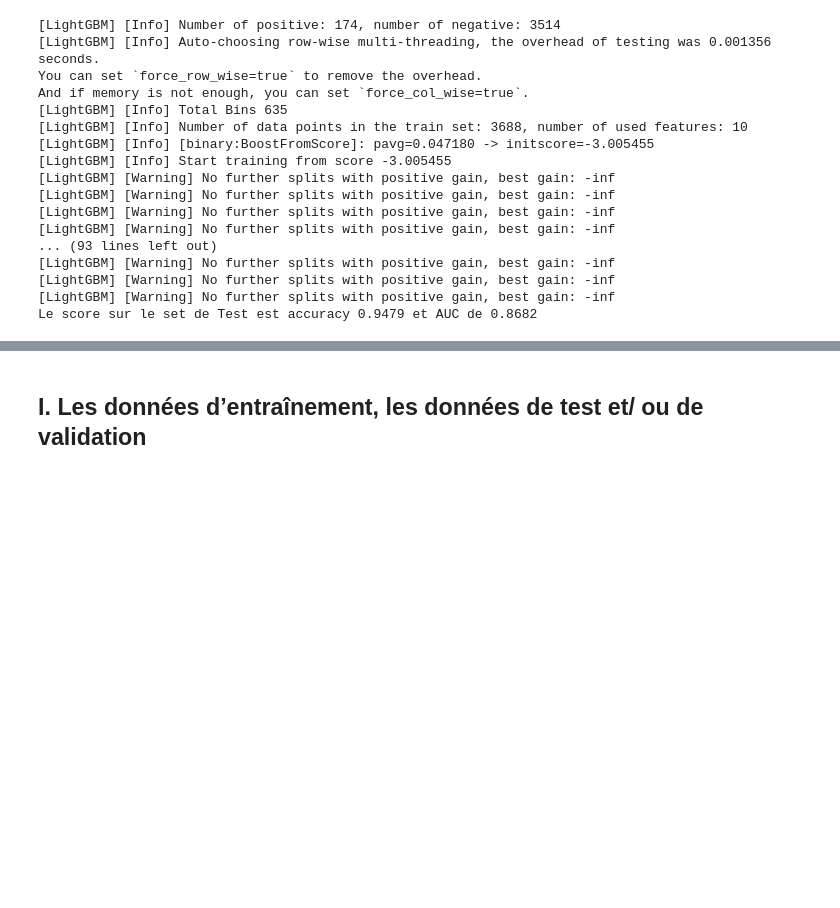
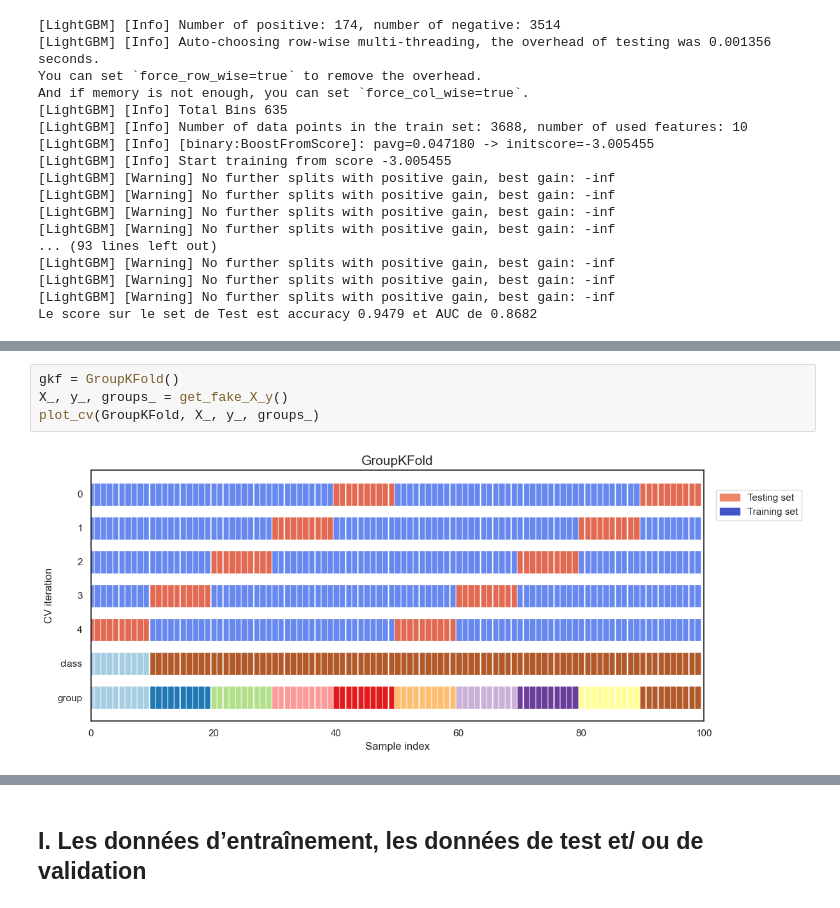
Before and after one commit to Paul-Emmanuel-Buffe/what-is-machine-learning, a Jupyter notebook: notebooks/what_the_ml.ipynb, the cells around one changed output, grey strips where cells are left out. Cells and saved outputs as stored; diff of their text form; blank space fills up the shorter version.

```diff
--- a/notebooks/what_the_ml.ipynb
+++ b/notebooks/what_the_ml.ipynb
@@ -739,0 +788,6 @@ La validation croisée est essentielle pour évaluer objectivement les performan
+# %%
+gkf = GroupKFold()
+X_, y_, groups_ = get_fake_X_y()
+plot_cv(GroupKFold, X_, y_, groups_)
+# %% [output]
+[figure, added]
```
Also changed, not shown: parts of 11 cells of this notebook.
